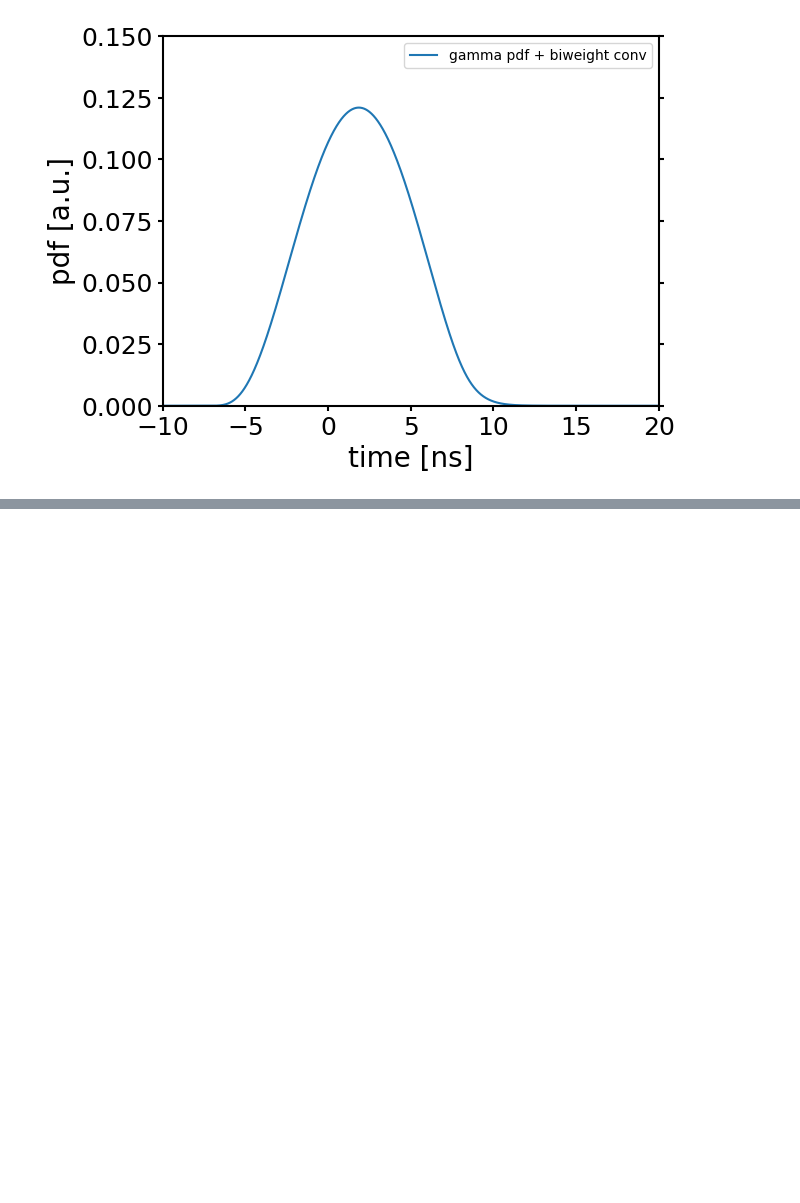
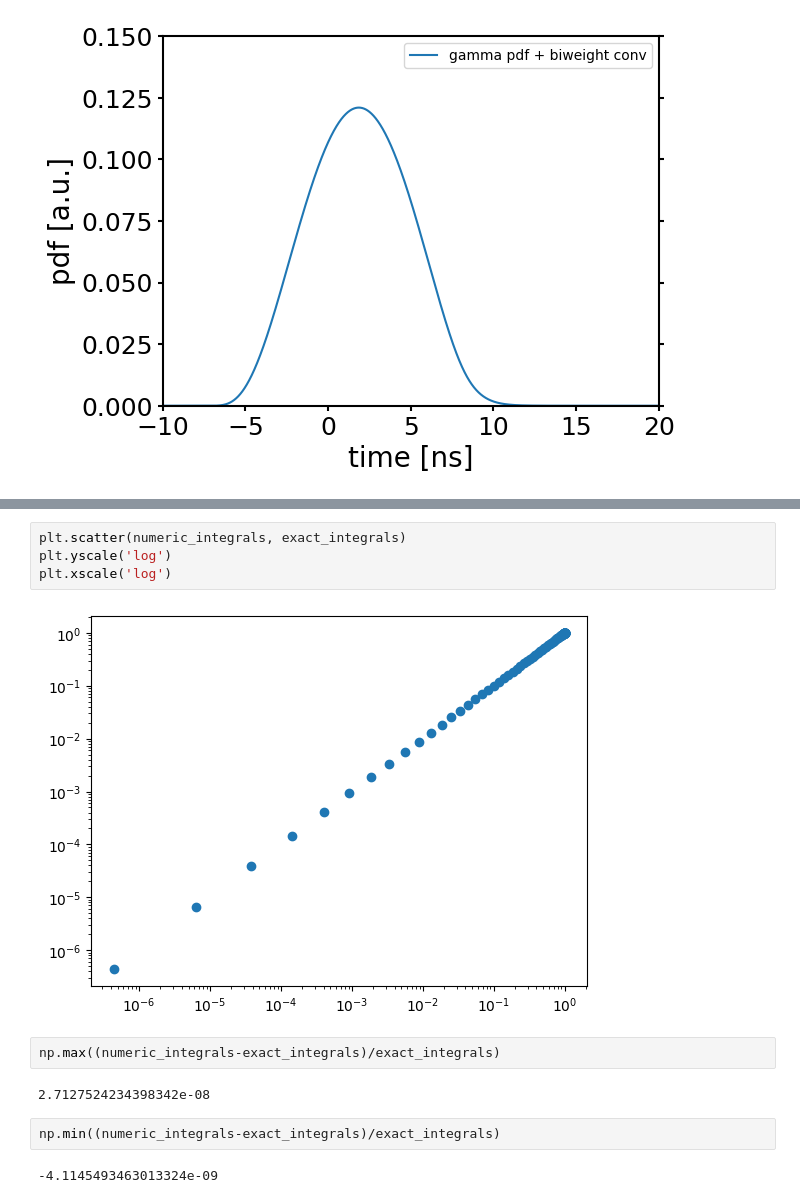
Before and after one commit to rishibbdb/TPN_DeV, a Jupyter notebook: dev/notebooks/biweight_conv_cdf.ipynb, the cells around one changed output, grey strips where cells are left out. Cells and saved outputs as stored; diff of their text form; blank space fills up the shorter version.

```diff
--- a/dev/notebooks/biweight_conv_cdf.ipynb
+++ b/dev/notebooks/biweight_conv_cdf.ipynb
@@ -193,0 +290,14 @@ def biweight_gamma2_p2:
+# %%
+plt.scatter(numeric_integrals, exact_integrals)
+plt.yscale('log')
+plt.xscale('log')
+# %% [output]
+[figure, added]
+# %%
+np.max((numeric_integrals-exact_integrals)/exact_integrals)
+# %% [output]
+2.7127524234398342e-08
+# %%
+np.min((numeric_integrals-exact_integrals)/exact_integrals)
+# %% [output]
+-4.1145493463013324e-09
```
Also changed, not shown: parts of 15 cells of this notebook, 1 other file.
